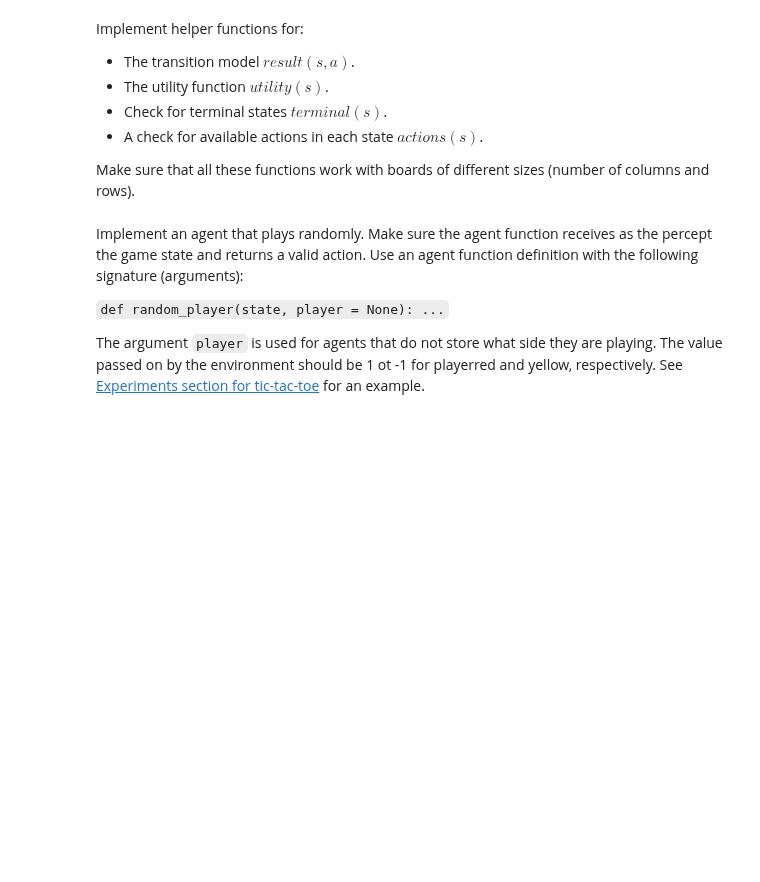
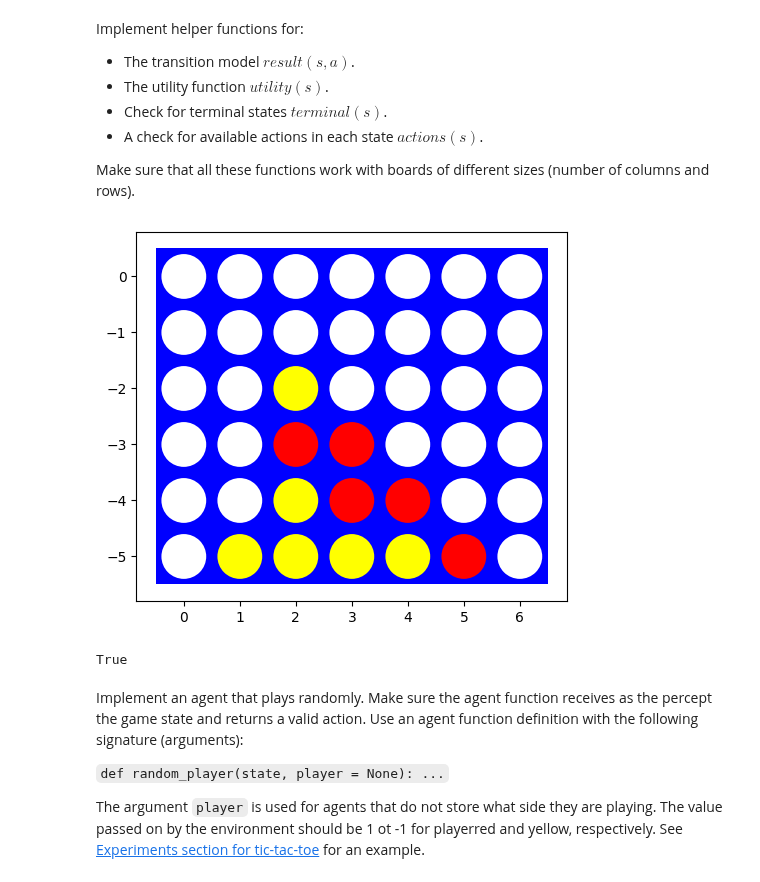
Before and after one commit to Shawn1303/Artificial-Intelligence, a Jupyter notebook: Hw2/assignment_mean_connect4.ipynb, the cells around one changed output. Saved outputs shown, nothing was run; the diff lists cells and outputs as text; code cells hidden in the pictures; blank space fills up the shorter version.

```diff
--- a/Hw2/assignment_mean_connect4.ipynb
+++ b/Hw2/assignment_mean_connect4.ipynb
@@ -346,6 +346,19 @@ def utility(s):
     return 1.5 * d - total_moves
   else:
     return -1.5 * d - total_moves
+# %%
+board = [[0, 0, 0, 0, 0, 0, 0],
+         [0, 0, 0, 0, 0, 0, 0],
+         [0, 0, -1, 0, 0, 0, 0],
+         [0, 0, 1, 1, 0, 0, 0],
+         [0, 0, -1, 1, 1, 0, 0],
+         [0,-1,-1, -1,-1, 1, 0]]
+visualize(board)
+s = (board, True, (2,2))
+print(terminal(s))
+# %% [output]
+[figure, added]
+True
 # %% [markdown]
 Implement an agent that plays randomly. Make sure the agent function receives as the percept the game state and returns a valid action. Use an agent function definition with the following signature (arguments):
 
```
Also changed, not shown: parts of 1 cell of this notebook.
